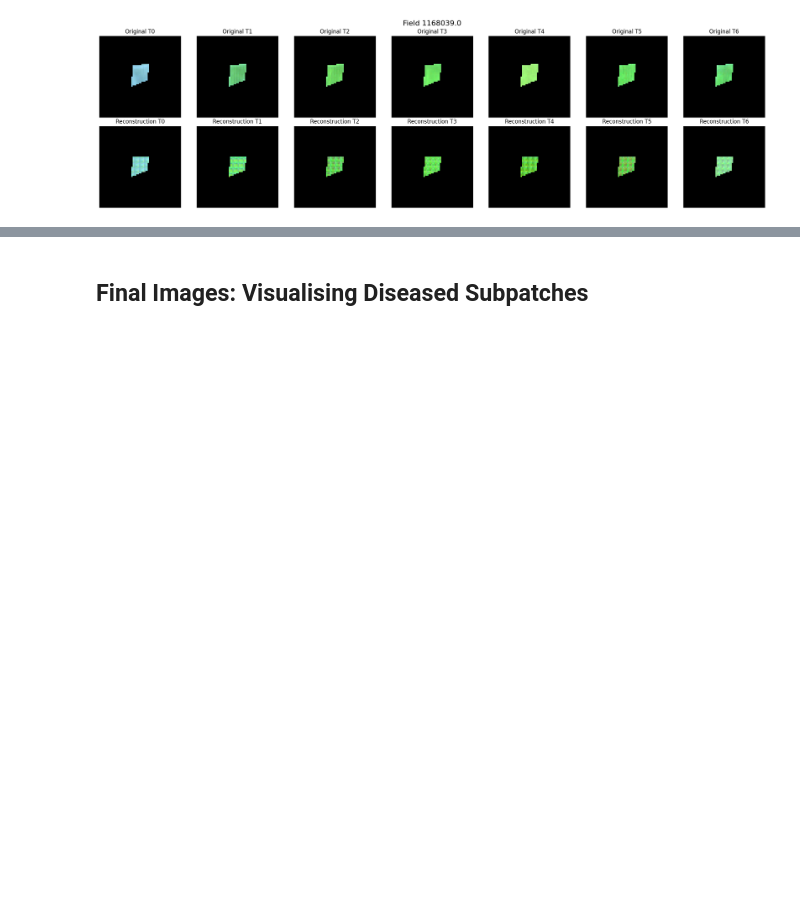
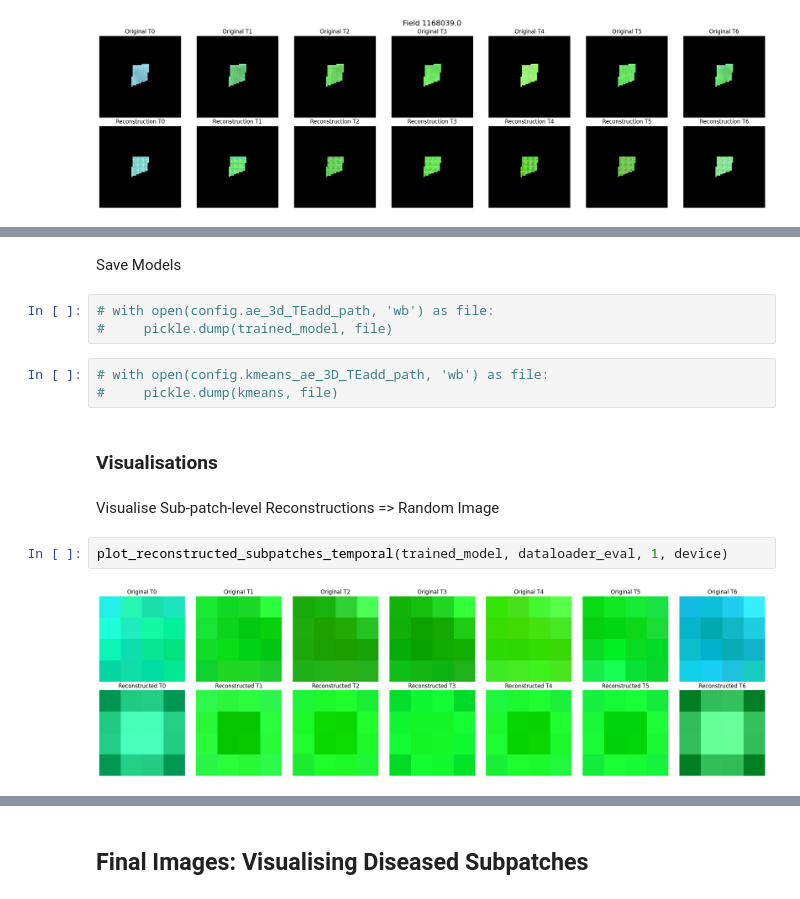
Before and after one commit to bhumikasadbhave/Master-Thesis-SITS, a Jupyter notebook: Modeling/temporal_ae_time_encoding.ipynb, the cells around one changed output, grey strips where cells are left out. Saved outputs shown, nothing was run; the diff lists cells and outputs as text; blank space fills up the shorter version.

```diff
--- a/Modeling/temporal_ae_time_encoding.ipynb
+++ b/Modeling/temporal_ae_time_encoding.ipynb
@@ -308,0 +550,16 @@ plot_reconstructed_patches_temporal(trained_model, dataloader_eval, old_images_e
+# %% [markdown]
+Save Models
+# %%
+# with open(config.ae_3d_TEadd_path, 'wb') as file:
+#     pickle.dump(trained_model, file)
+# %%
+# with open(config.kmeans_ae_3D_TEadd_path, 'wb') as file:
+#     pickle.dump(kmeans, file)
+# %% [markdown]
+### Visualisations
+# %% [markdown]
+Visualise Sub-patch-level Reconstructions => Random Image
+# %%
+plot_reconstructed_subpatches_temporal(trained_model, dataloader_eval, 1, device)
+# %% [output]
+[figure, added]
```
Also changed, not shown: parts of 43 cells of this notebook, 3 other files.
